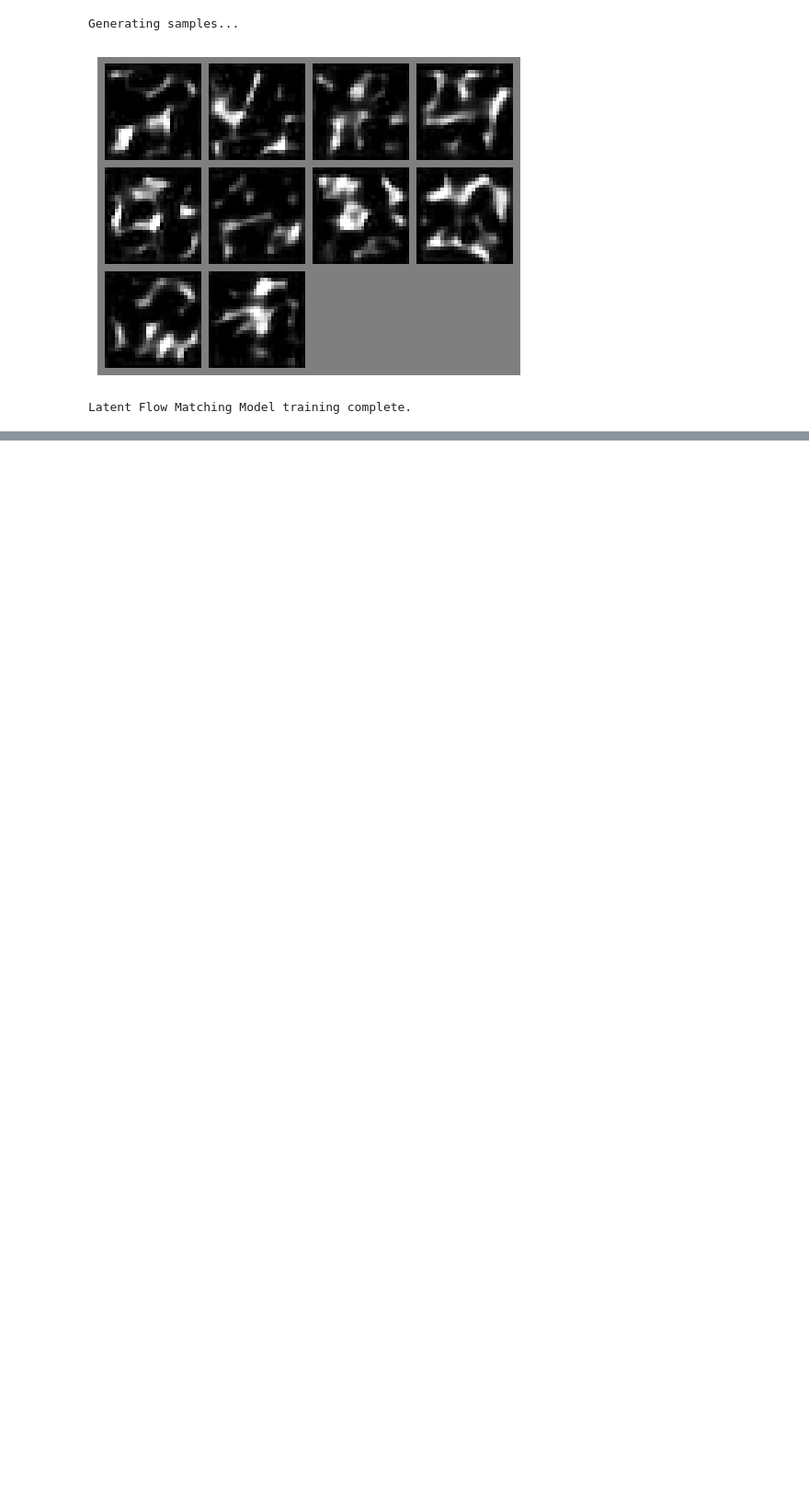
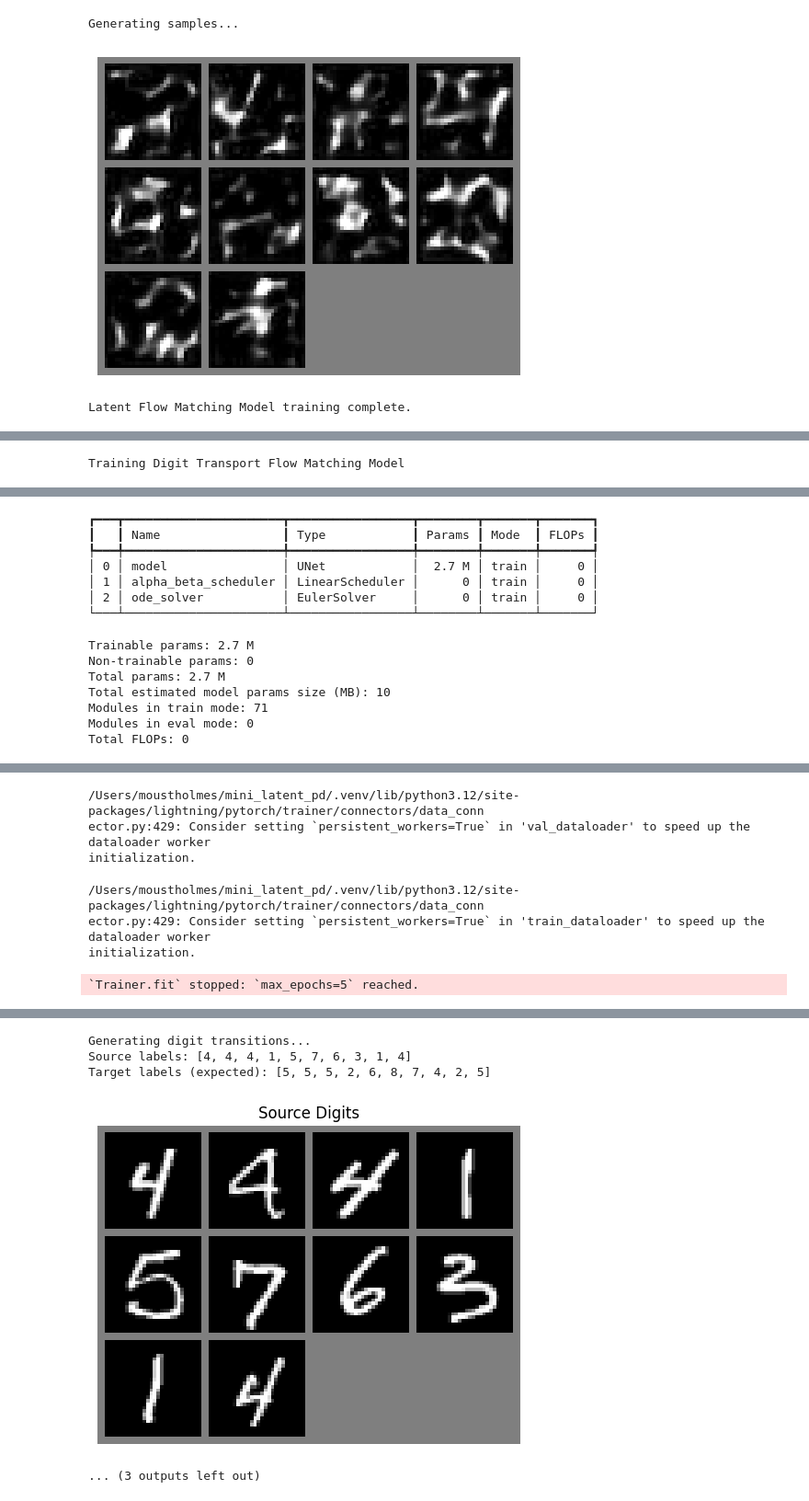
Before and after one commit to MoustHolmes/mini_latent_pd, a Jupyter notebook: notebooks/train.ipynb, the cells around one changed output, grey strips where cells are left out. Shown at 92% size. Cells and saved outputs as stored; diff of their text form; code cells hidden in the pictures; blank space fills up the shorter version.

```diff
--- a/notebooks/train.ipynb
+++ b/notebooks/train.ipynb
@@ -401,3 +401,54 @@ initialization.
 Generating samples...
 [figure]
 Latent Flow Matching Model training complete.
+# %%
+# --- Digit Transport Flow Matching ---
+# Learns to transform one MNIST digit into the next consecutive digit (1->2, 9->0, etc.)
+from mini_latent_pd import DigitTransportFlowMatching
+from mini_latent_pd.data.consecutive_digit_datamodule import ConsecutiveDigitDataModule
+from mini_latent_pd.models.unet import UNet
+from mini_latent_pd.modules.schedulers import LinearScheduler
+from mini_latent_pd.modules.solvers import EulerSolver
+from mini_latent_pd.util.plot_imgs import show_imgs
+from lightning.pytorch import Trainer
+import torch
+
+print("Training Digit Transport Flow Matching Model")
+
+# Data module that yields (source_image, target_image, source_label) pairs
+consecutive_dm = ConsecutiveDigitDataModule(num_workers=1)
+
+# UNet conditioned on the source digit label
+transport_unet = UNet(in_channels=1, out_channels=1, model_channels=64, num_classes=10)
+
+# No sampler needed — x0 is a real source image, not noise
+transport_model = DigitTransportFlowMatching(
+    model=transport_unet,
+    alpha_beta_scheduler=LinearScheduler(data_dim=4),
+    ode_solver=EulerSolver(),
+)
+
+transport_trainer = Trainer(max_epochs=5, accelerator="auto", devices="auto", log_every_n_steps=50)
+transport_trainer.fit(transport_model, consecutive_dm)
+
+# --- Generate: transport some digits to the next one ---
+print("Generating digit transitions...")
+consecutive_dm.setup("test")
+test_batch = next(iter(consecutive_dm.test_dataloader()))
+source_images, target_images, source_labels = test_batch
+
+# Take a small subset to visualize
+n_show = 10
+src = source_images[:n_show]
+tgt = target_images[:n_show]
+lbl = source_labels[:n_show]
+
+transported = transport_model.generate_samples(source_images=src, labels=lbl, steps=50)
+
+print(f"Source labels: {lbl.tolist()}")
+print(f"Target labels (expected): {[(l + 1) % 10 for l in lbl.tolist()]}")
+show_imgs(src, title="Source Digits")
+show_imgs(tgt, title="Actual Target Digits")
+show_imgs(transported, title="Transported Digits (Predicted)")
+print("Digit Transport Flow Matching training complete.")
+# %% [output]
@@ -403,0 +458 @@ Latent Flow Matching Model training complete.
+Training Digit Transport Flow Matching Model
@@ -403,0 +460,14 @@ Latent Flow Matching Model training complete.
+┏━━━┳━━━━━━━━━━━━━━━━━━━━━━┳━━━━━━━━━━━━━━━━━┳━━━━━━━━┳━━━━━━━┳━━━━━━━┓
+┃   ┃ Name                 ┃ Type            ┃ Params ┃ Mode  ┃ FLOPs ┃
+┡━━━╇━━━━━━━━━━━━━━━━━━━━━━╇━━━━━━━━━━━━━━━━━╇━━━━━━━━╇━━━━━━━╇━━━━━━━┩
+│ 0 │ model                │ UNet            │  2.7 M │ train │     0 │
+│ 1 │ alpha_beta_scheduler │ LinearScheduler │      0 │ train │     0 │
+│ 2 │ ode_solver           │ EulerSolver     │      0 │ train │     0 │
+└───┴──────────────────────┴─────────────────┴────────┴───────┴───────┘
+Trainable params: 2.7 M
+Non-trainable params: 0
+Total params: 2.7 M
+Total estimated model params size (MB): 10
+Modules in train mode: 71
+Modules in eval mode: 0
+Total FLOPs: 0
@@ -403,0 +475,7 @@ Latent Flow Matching Model training complete.
+/Users/moustholmes/mini_latent_pd/.venv/lib/python3.12/site-packages/lightning/pytorch/trainer/connectors/data_conn
+ector.py:429: Consider setting `persistent_workers=True` in 'val_dataloader' to speed up the dataloader worker
+initialization.
+/Users/moustholmes/mini_latent_pd/.venv/lib/python3.12/site-packages/lightning/pytorch/trainer/connectors/data_conn
+ector.py:429: Consider setting `persistent_workers=True` in 'train_dataloader' to speed up the dataloader worker
+initialization.
+`Trainer.fit` stopped: `max_epochs=5` reached.
@@ -403,0 +483,5 @@ Latent Flow Matching Model training complete.
+Generating digit transitions...
+Source labels: [4, 4, 4, 1, 5, 7, 6, 3, 1, 4]
+Target labels (expected): [5, 5, 5, 2, 6, 8, 7, 4, 2, 5]
+[figure, added]
+... (3 outputs left out)
```
Also changed, not shown: parts of 1 cell of this notebook, 10 other files.
